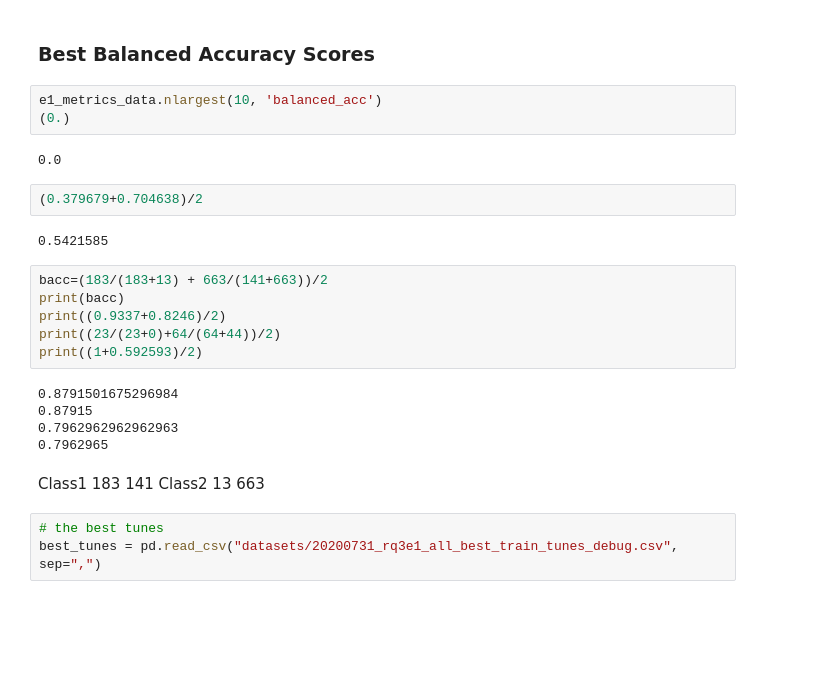
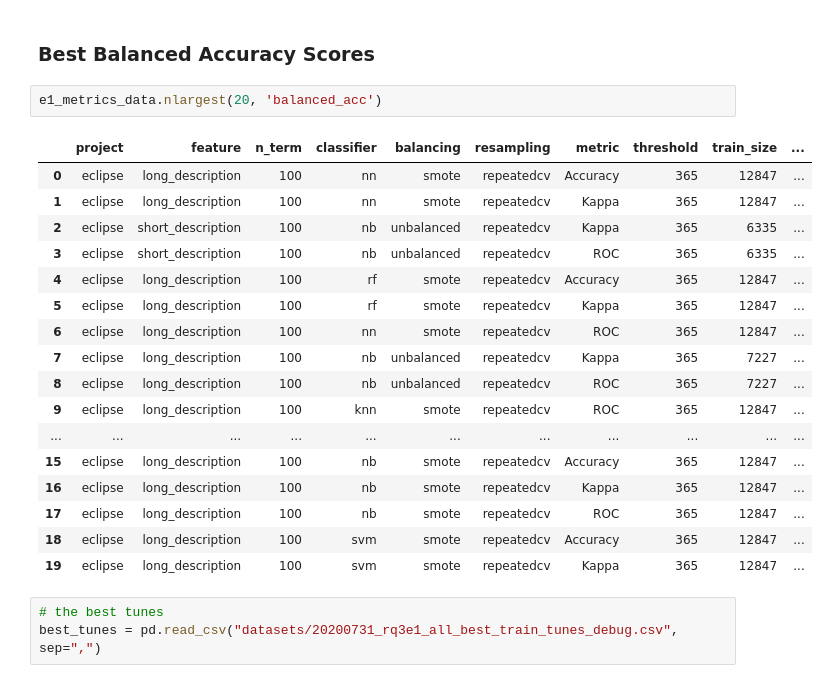
Before and after one commit to gomesluiz/my-doctorate, a Jupyter notebook: projects/long-lived-bug-prediction/machine-learning/source/20200731_long_lived_prediction_rq4_data_analysis.ipynb, the cells around one changed output. Saved outputs shown, nothing was run; the diff lists cells and outputs as text; blank space fills up the shorter version.

```diff
--- a/projects/long-lived-bug-prediction/machine-learning/source/20200731_long_lived_prediction_rq4_data_analysis.ipynb
+++ b/projects/long-lived-bug-prediction/machine-learning/source/20200731_long_lived_prediction_rq4_data_analysis.ipynb
@@ -164,28 +143,25 @@ Every bug which its report have indicated that the number of days to resolve is
 # %% [markdown]
 ### Best Balanced Accuracy Scores
 # %%
-e1_metrics_data.nlargest(10, 'balanced_acc')
-(0.)
+e1_metrics_data.nlargest(20, 'balanced_acc')
 # %% [output]
-0.0
+|  | project | feature | n_term | classifier | balancing | resampling | metric | threshold | train_size | ... |
+| 0 | eclipse | long_description | 100 | nn | smote | repeatedcv | Accuracy | 365 | 12847 | ... |
+| 1 | eclipse | long_description | 100 | nn | smote | repeatedcv | Kappa | 365 | 12847 | ... |
+| 2 | eclipse | short_description | 100 | nb | unbalanced | repeatedcv | Kappa | 365 | 6335 | ... |
+| 3 | eclipse | short_description | 100 | nb | unbalanced | repeatedcv | ROC | 365 | 6335 | ... |
+| 4 | eclipse | long_description | 100 | rf | smote | repeatedcv | Accuracy | 365 | 12847 | ... |
+| 5 | eclipse | long_description | 100 | rf | smote | repeatedcv | Kappa | 365 | 12847 | ... |
+| 6 | eclipse | long_description | 100 | nn | smote | repeatedcv | ROC | 365 | 12847 | ... |
+| 7 | eclipse | long_description | 100 | nb | unbalanced | repeatedcv | Kappa | 365 | 7227 | ... |
+| 8 | eclipse | long_description | 100 | nb | unbalanced | repeatedcv | ROC | 365 | 7227 | ... |
+| 9 | eclipse | long_description | 100 | knn | smote | repeatedcv | ROC | 365 | 12847 | ... |
+| ... | ... | ... | ... | ... | ... | ... | ... | ... | ... | ... |
+| 15 | eclipse | long_description | 100 | nb | smote | repeatedcv | Accuracy | 365 | 12847 | ... |
+| 16 | eclipse | long_description | 100 | nb | smote | repeatedcv | Kappa | 365 | 12847 | ... |
+| 17 | eclipse | long_description | 100 | nb | smote | repeatedcv | ROC | 365 | 12847 | ... |
+| 18 | eclipse | long_description | 100 | svm | smote | repeatedcv | Accuracy | 365 | 12847 | ... |
+| 19 | eclipse | long_description | 100 | svm | smote | repeatedcv | Kappa | 365 | 12847 | ... |
-# %%
-(0.379679+0.704638)/2
-# %% [output]
-0.5421585
-# %%
-bacc=(183/(183+13) + 663/(141+663))/2
-print(bacc)
-print((0.9337+0.8246)/2)
-print((23/(23+0)+64/(64+44))/2)
-print((1+0.592593)/2)
-# %% [output]
-0.8791501675296984
-0.87915
-0.7962962962962963
-0.7962965
-# %% [markdown]
-Class1    183    141
-Class2     13    663
 # %%
 # the best tunes
 best_tunes = pd.read_csv("datasets/20200731_rq3e1_all_best_train_tunes_debug.csv",  sep=",")
```
Also changed, not shown: parts of 8 cells of this notebook, 3 other files.
